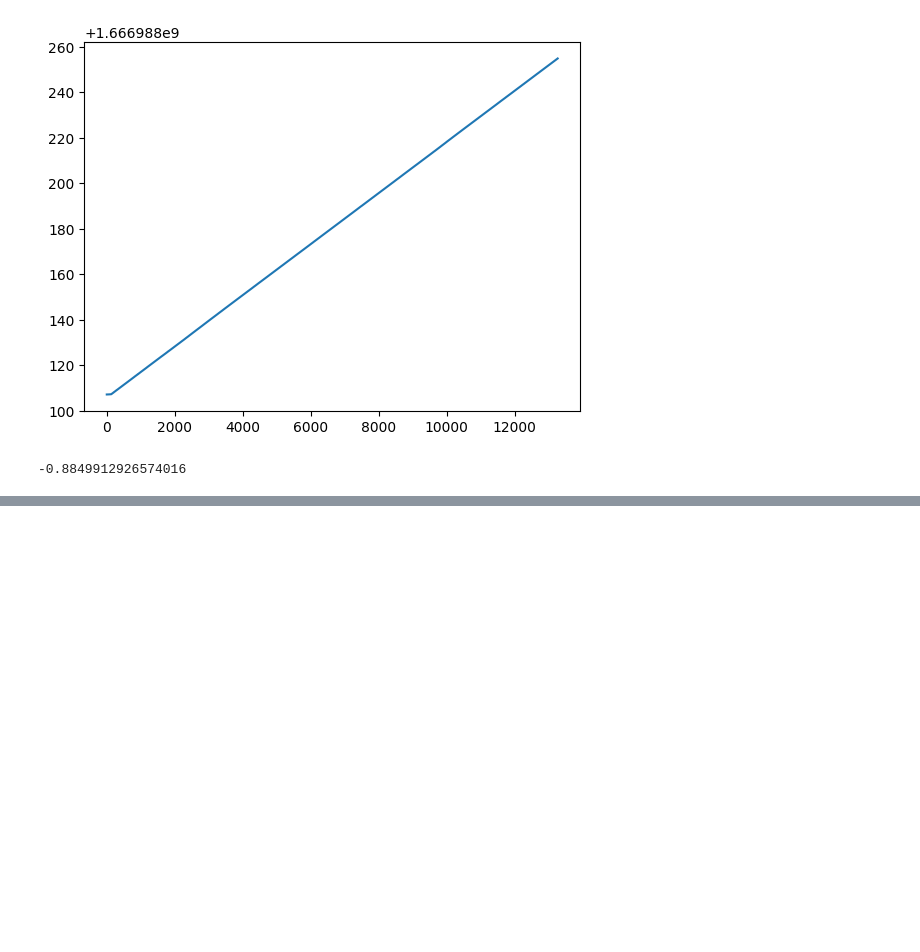
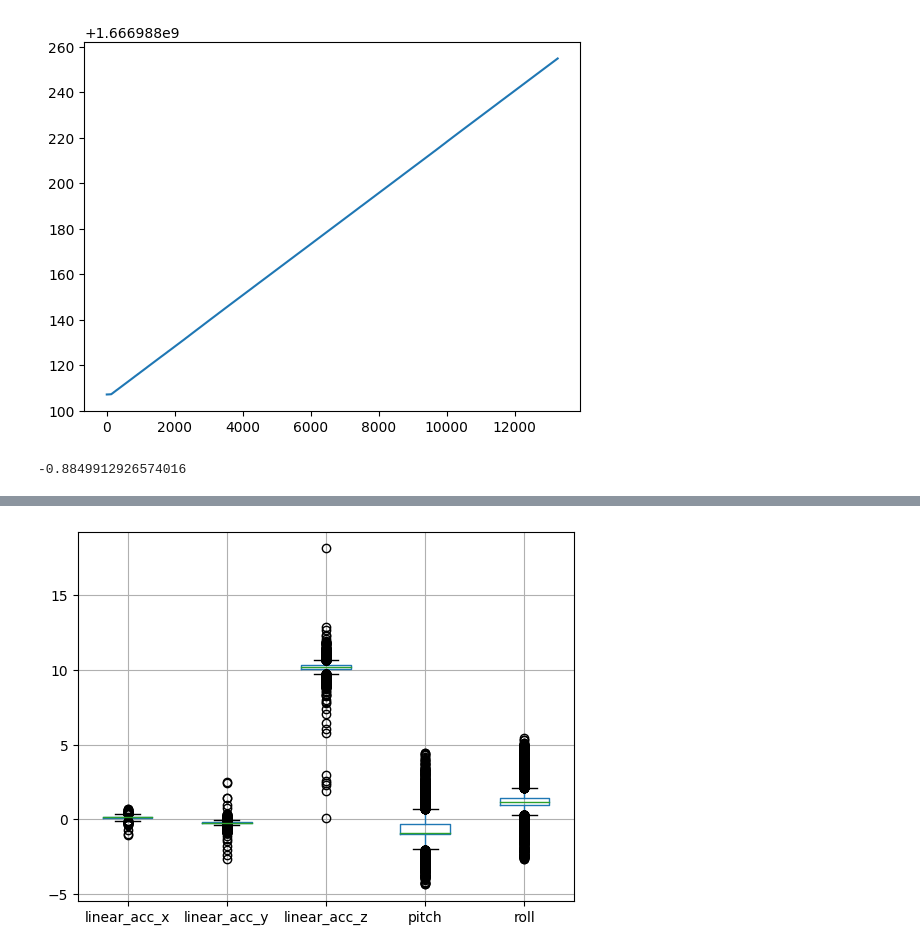
Before and after one commit to omkar-rjoglekar/indoor_robotics, a Jupyter notebook: test.ipynb, the cells around one changed output, grey strips where cells are left out. Cells and saved outputs as stored; diff of their text form; code cells hidden in the pictures; blank space fills up the shorter version.

```diff
--- a/test.ipynb
+++ b/test.ipynb
@@ -70,0 +110,6 @@ e[1]
+# %%
+fig = plt.figure()
+flight_info.imu.drop(["time", "state"], axis=1).boxplot()
+plt.show()
+# %% [output]
+[figure, added]
```
Also changed, not shown: parts of 14 cells of this notebook, 12 other files.
